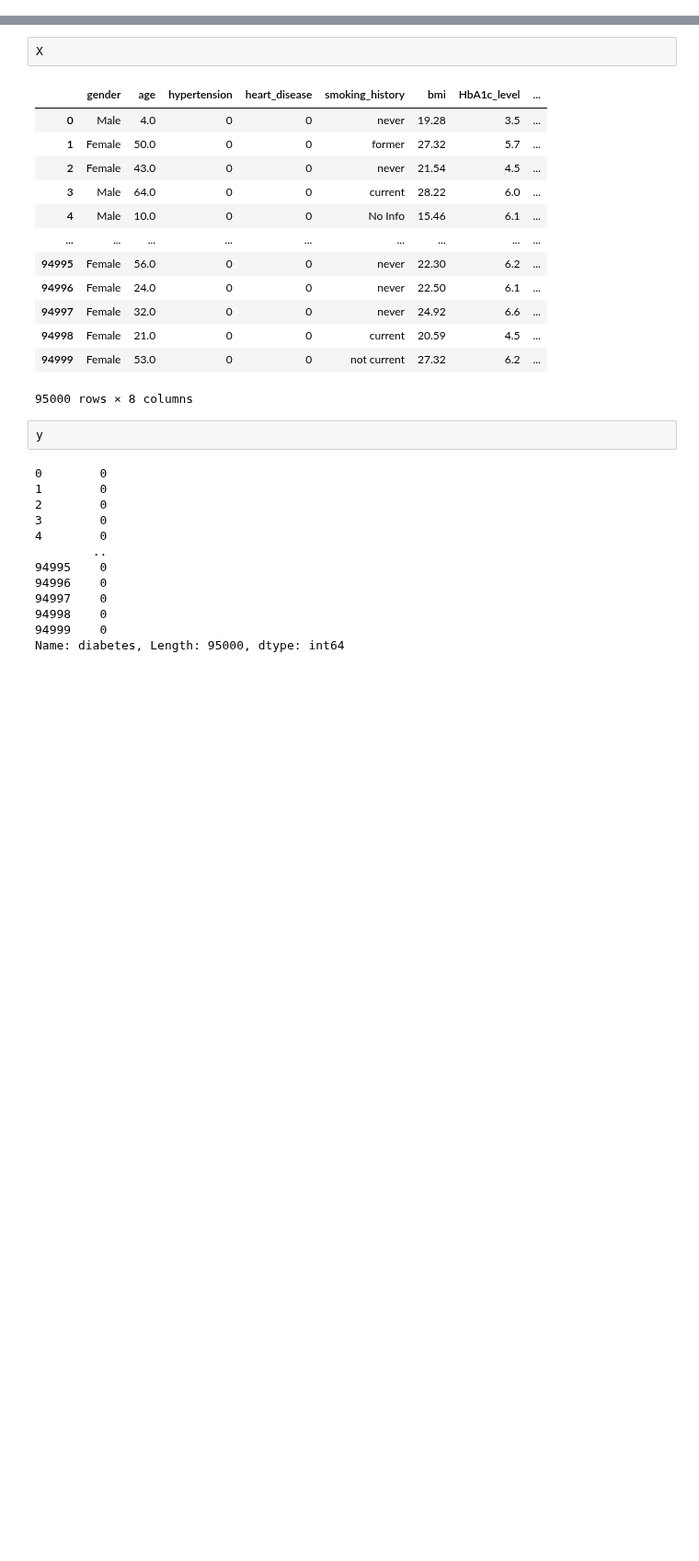
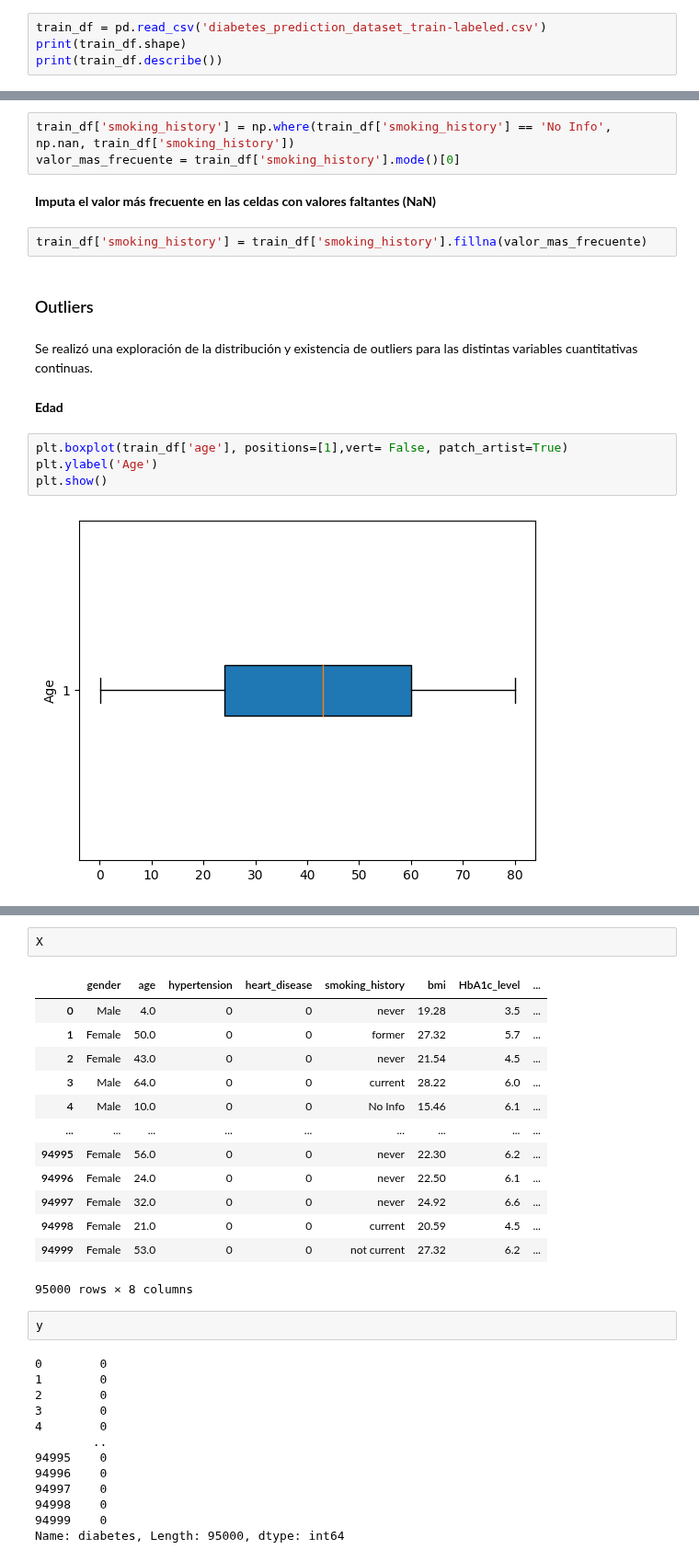
Before and after one commit to josezerda/DiploDatos2024, a Jupyter notebook: 04_AprendizajeSupervisado/Práctico/TP_Competencia_Kaggle_Grupo1.ipynb, the cells around one changed output, grey strips where cells are left out. Shown at 92% size. Saved outputs shown, nothing was run; the diff lists cells and outputs as text; blank space fills up the shorter version.

```diff
--- a/04_AprendizajeSupervisado/Práctico/TP_Competencia_Kaggle_Grupo1.ipynb
+++ b/04_AprendizajeSupervisado/Práctico/TP_Competencia_Kaggle_Grupo1.ipynb
@@ -8,0 +40,4 @@ from sklearn.metrics import classification_report, roc_auc_score
+# %%
+train_df = pd.read_csv('diabetes_prediction_dataset_train-labeled.csv')
+print(train_df.shape)
+print(train_df.describe())
@@ -8,0 +166,19 @@ from sklearn.metrics import classification_report, roc_auc_score
+# %%
+train_df['smoking_history'] = np.where(train_df['smoking_history'] == 'No Info', np.nan, train_df['smoking_history'])
+valor_mas_frecuente = train_df['smoking_history'].mode()[0]
+# %% [markdown]
+ **Imputa el valor más frecuente en las celdas con valores faltantes (NaN)**
+# %%
+train_df['smoking_history'] = train_df['smoking_history'].fillna(valor_mas_frecuente)
+# %% [markdown]
+### Outliers
+# %% [markdown]
+Se realizó una exploración de la distribución y existencia de outliers para las distintas variables cuantitativas continuas.
+# %% [markdown]
+**Edad**
+# %%
+plt.boxplot(train_df['age'], positions=[1],vert= False, patch_artist=True)
+plt.ylabel('Age')
+plt.show()
+# %% [output]
+[figure, added]
```
Also changed, not shown: parts of 96 cells of this notebook.
